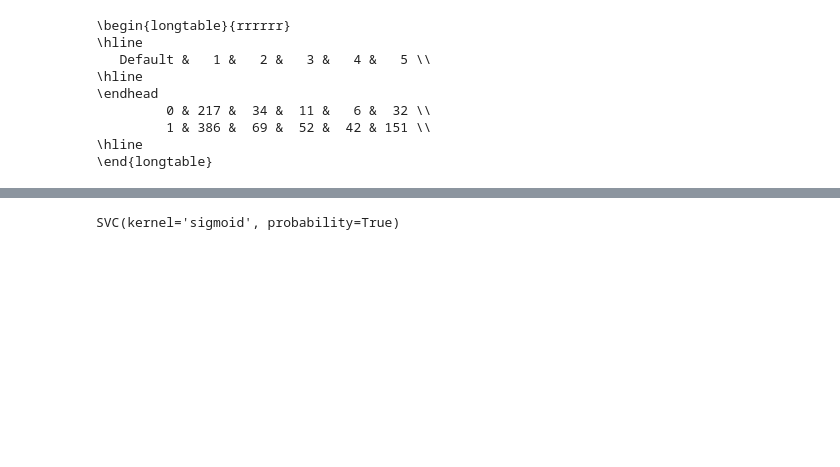
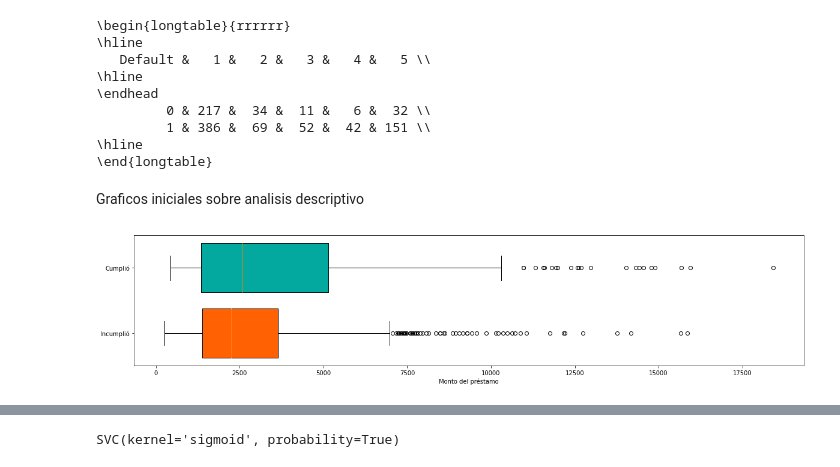
Before and after one commit to Afr063426/Proyecto_Est_Act_II, a Jupyter notebook: codigo.ipynb, the cells around one changed output, grey strips where cells are left out. Drawn from its saved outputs; the diff is of its cells as text; code cells hidden in the pictures; blank space fills up the shorter version.

```diff
--- a/codigo.ipynb
+++ b/codigo.ipynb
@@ -147,3 +147,28 @@ print(tabulate(savings_default,headers='keys',tablefmt='latex_longtable'))
          1 & 386 &  69 &  52 &  42 & 151 \\
 \hline
 \end{longtable}
+# %% [markdown]
+Graficos iniciales sobre analisis descriptivo
+# %%
+datosG1 = data.loc[:, ["Monto", "Default"]]
+datosG2 = [datosG1[datosG1["Default"]==1].Monto, datosG1[datosG1["Default"]==0].Monto]
+fig, (ax1) = plt.subplots(nrows=1, ncols=1, figsize=(20, 4))
+
+# rectangular box plot
+bplot1 = ax1.boxplot(datosG2,
+                     vert=False,  # vertical box alignment
+                     patch_artist=True,  # fill with color
+                     labels=["Incumplió", "Cumplió"],
+                     widths=(0.75, 0.75))  # will be used to label x-ticks
+
+# Add some text for labels, title and custom x-axis tick labels, etc.
+#ax1.set_ylabel('Condición del prestamo')
+ax1.set_xlabel('Monto del préstamo')
+# fill with colors
+for patch, color in zip(bplot1['boxes'], [ '#FF6103', '#03A89E']):
+        patch.set_facecolor(color)
+
+#plt.savefig('montos.pdf', bbox_inches='tight')
+plt.show()
+# %% [output]
+[figure, added]
```
Also changed, not shown: parts of 7 cells of this notebook, 2 other files.
